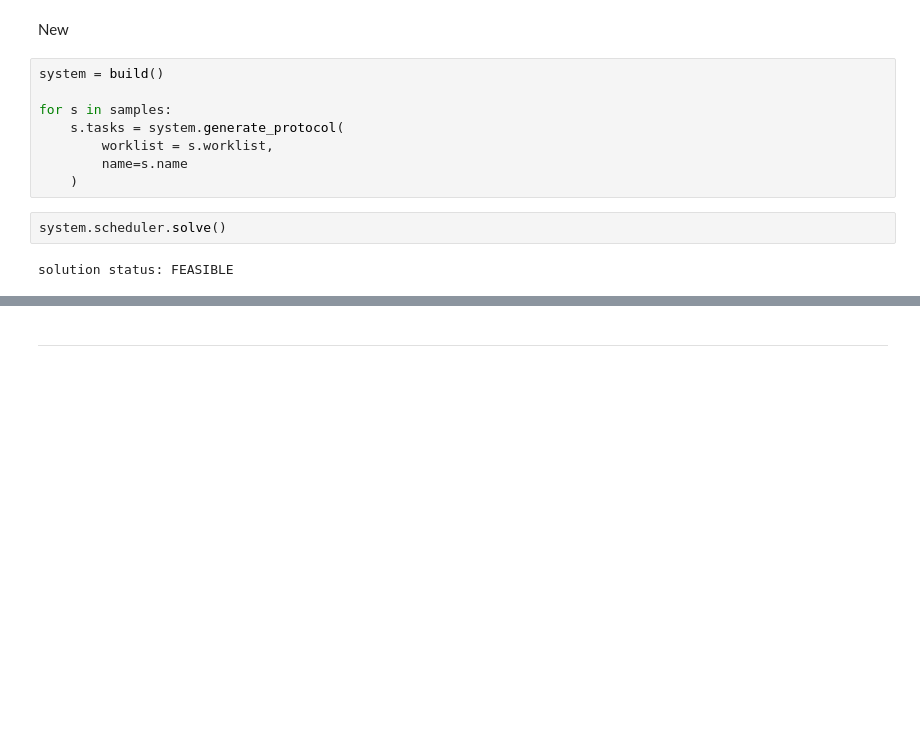
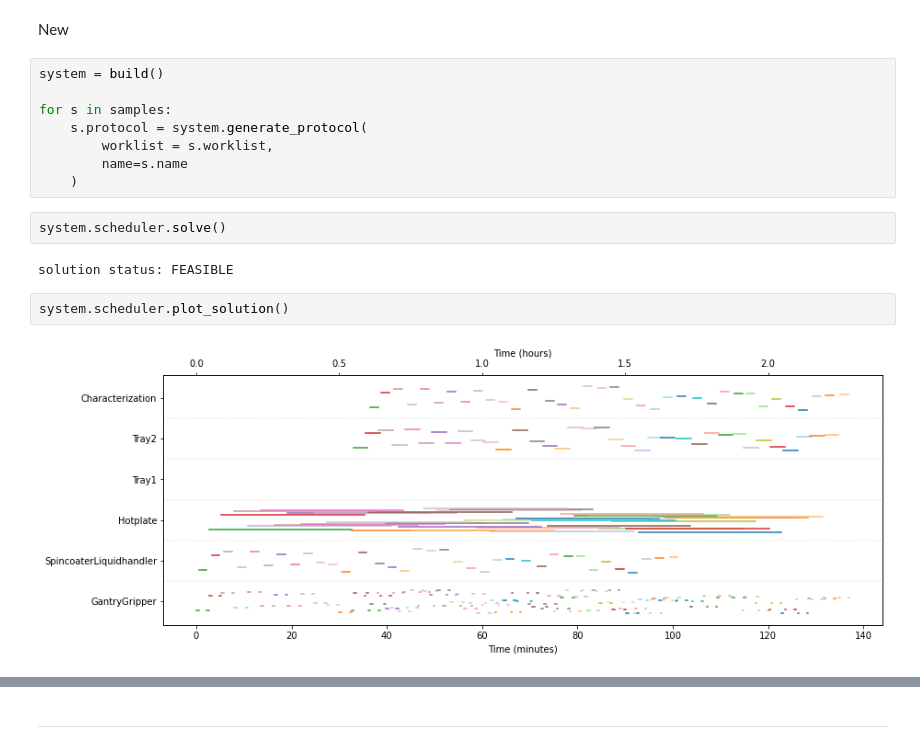
Before and after one commit to fenning-research-group/PASCAL, a Jupyter notebook: frgpascal/Examples/Deniz FA78Cs22 Cl5 Ternary Planning.ipynb, the cells around one changed output, grey strips where cells are left out. Cells and saved outputs as stored; diff of their text form; blank space fills up the shorter version.

```diff
--- a/frgpascal/Examples/Deniz FA78Cs22 Cl5 Ternary Planning.ipynb
+++ b/frgpascal/Examples/Deniz FA78Cs22 Cl5 Ternary Planning.ipynb
@@ -475,7 +527,7 @@ New
 system = build()
 
 for s in samples:
-    s.tasks = system.generate_protocol(
+    s.protocol = system.generate_protocol(
         worklist = s.worklist,
         name=s.name
     )
@@ -483,6 +535,10 @@ for s in samples:
 system.scheduler.solve()
 # %% [output]
 solution status: FEASIBLE
+# %%
+system.scheduler.plot_solution()
+# %% [output]
+[figure, added]
 # %%
 system.scheduler.plot_solution()
 # %% [output]
```
Also changed, not shown: parts of 9 cells of this notebook, 6 other files.
